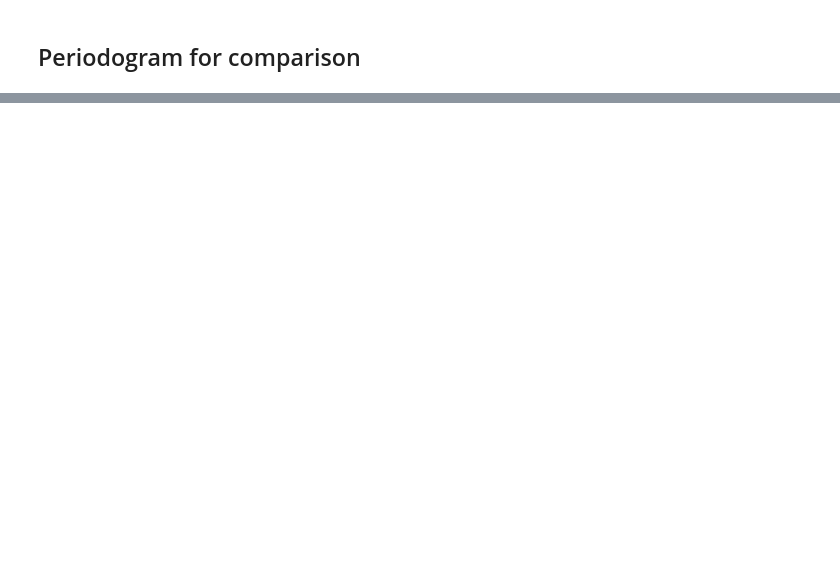
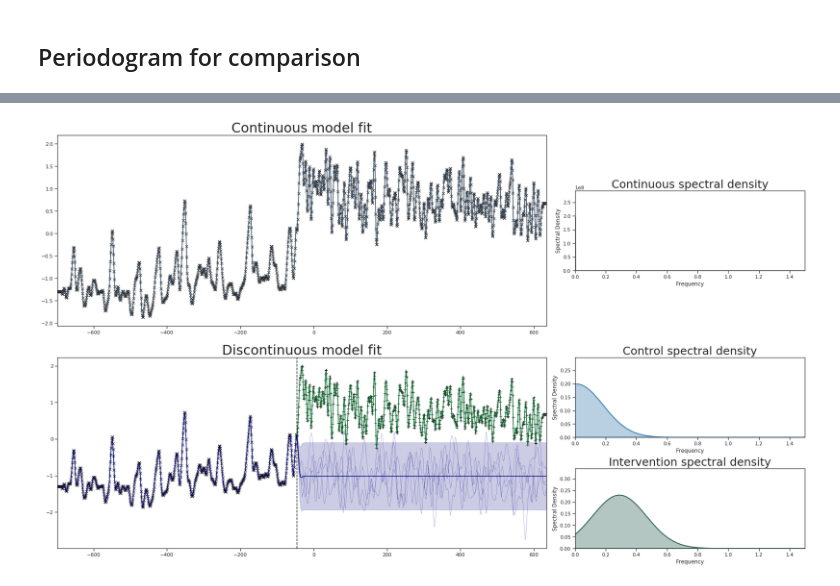
Before and after one commit to DavidLeeftink/Spectral-Discontinuity-Design, a Jupyter notebook: Analyses/Heart rate oscillations during meditation analysis.ipynb, the cells around one changed output, grey strips where cells are left out. Drawn from its saved outputs; the diff is of its cells as text; code cells hidden in the pictures; blank space fills up the shorter version.

```diff
--- a/Analyses/Heart rate oscillations during meditation analysis.ipynb
+++ b/Analyses/Heart rate oscillations during meditation analysis.ipynb
@@ -189,0 +288,6 @@ Patient 4
+# %%
+# Plot model fits
+t.plot_posterior_model_spectrum(a, padding=0, max_x = 1.5,lineplot=False, scalar = 1, num_samples=X_i.shape[0], num_f_samples=4)
+plt.show()
+# %% [output]
+[figure, added]
```
Also changed, not shown: parts of 8 cells of this notebook, 12 other files.
